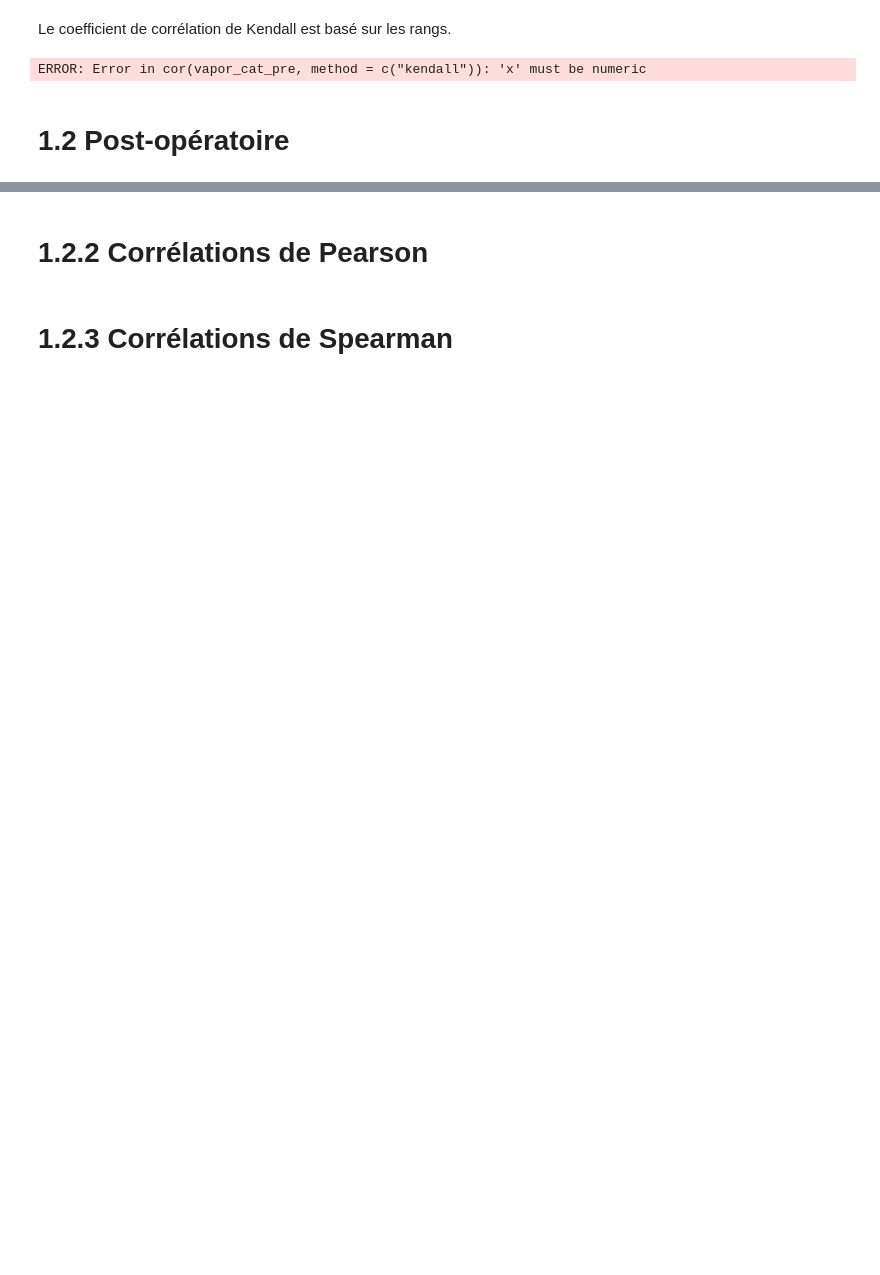
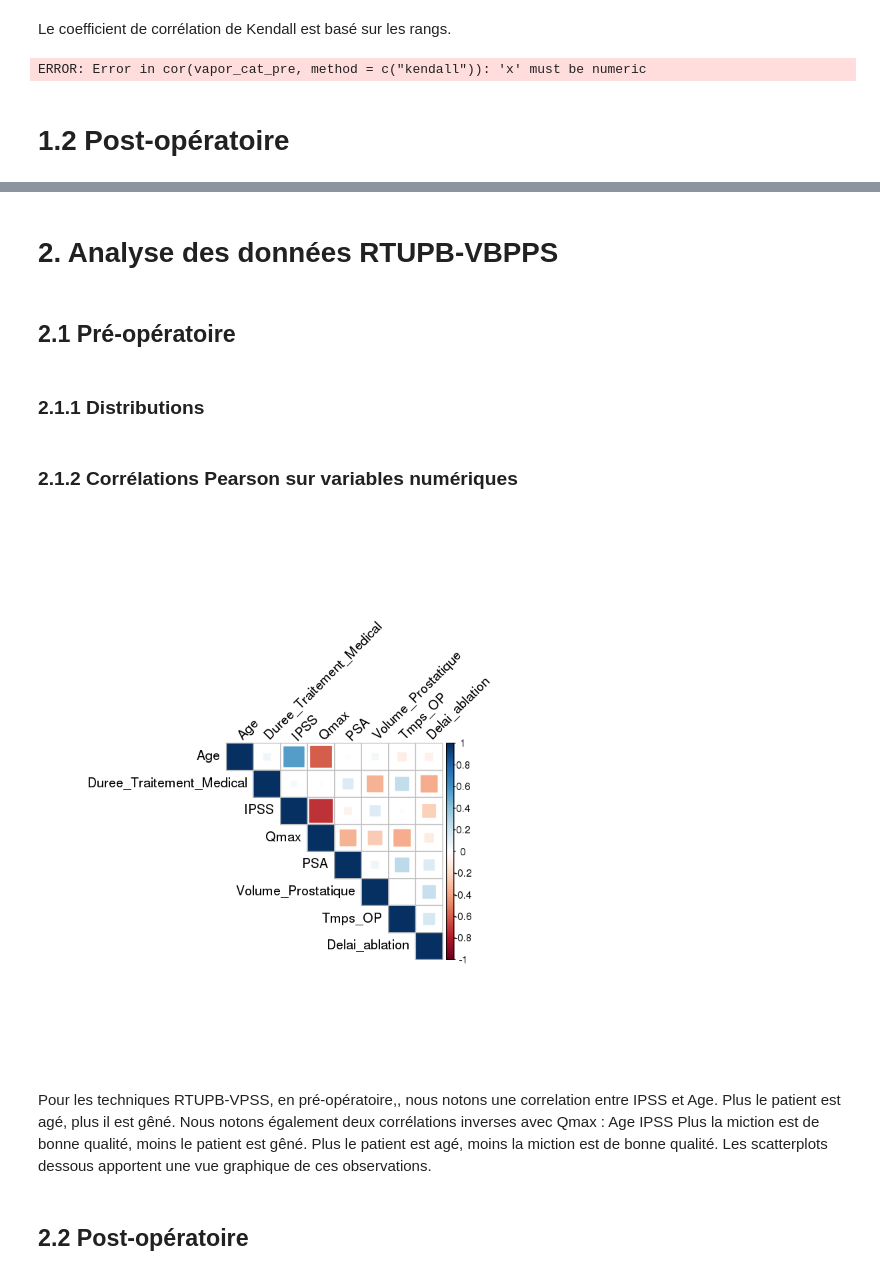
Before and after one commit to BigFab/TP_Adenome, a Jupyter notebook: Adenome.ipynb, the cells around one changed output, grey strips where cells are left out. Cells and saved outputs as stored; diff of their text form; code cells hidden in the pictures; blank space fills up the shorter version.

```diff
--- a/Adenome.ipynb
+++ b/Adenome.ipynb
@@ -135,12 +136,12 @@ rtupb_pre<-rtupb[,1:20]
 rtupb_post<-rtupb[,21:41]
 
 # On crée un dataframe ne comportant que les variables numériques (pour corrélation linéaire de Pearson)
-rtupb_num = subset(rtupb, select = c(Age,Duree_Traitement_Medical,IPSS,Qmax,PSA,Volume_Prostatique,Residu_post_mictionnel,Tmps_OP,Volume_Reseque,Delai_ablation,X1M_IPSS,X1M_Qmax,X3M_IPSS,X3M_Qmax,X6M_IPSS,X6M_Qmax,X9M_IPSS,X9M_Qmax,X12M_IPSS,X12M_Qmax,X15M_IPSS,X15M_Qmax,X18M_IPSS,X18M_Qmax))
+rtupb_num <- rtupb[,sapply(rtupb, function(x) is.numeric(x))]
 rtupb_num_pre = rtupb_num[1:10]
 rtupb_num_post = rtupb_num[11:24]
 
-# On crée un dataframe ne comportant que les données catégoriques (pour corrélation des rangs Spearman/Kendall)
-rtupb_cat = subset(rtupb,select=c(Comorbidite,Porteur_Sonde,QoL,Indication,Anesthesie,Evenement,Technique,Transfusion,Caillotage,Reprise_Bloc,X1M_QoL,X3M_QoL,X6M_QoL,X9M_QoL,X12M_QoL,X15M_QoL,X18M_QoL))
+# On crée un dataframe ne comportant que les données booléennes, ordinales ou catégoriques
+rtupb_cat <- rtupb[,sapply(rtupb, function(x) is.ordered(x) | is.factor(x) | is.logical(x))]
 rtupb_cat_pre = rtupb_cat[1:10]
 rtupb_cat_post = rtupb_cat[11:17]
 # %% [markdown]
@@ -213,0 +248,6 @@ ERROR: Error in cor(vapor_cat_pre, method = c("kendall")): 'x' must be numeric
+# %% [markdown]
+# 2. Analyse des données RTUPB-VBPPS
+# %% [markdown]
+## 2.1 Pré-opératoire
+# %% [markdown]
+### 2.1.1 Distributions
@@ -214,4 +264,12 @@ ERROR: Error in cor(vapor_cat_pre, method = c("kendall")): 'x' must be numeric
 # %% [markdown]
-# 1.2.2 Corrélations de Pearson
+### 2.1.2 Corrélations Pearson sur variables numériques
-# %% [markdown]
-# 1.2.3 Corrélations de Spearman
+# %%
+mat_cor_rtupb_num_pre = cor( subset(rtupb_num_pre,select=-c(Residu_post_mictionnel,Volume_Reseque)), method = c("pearson"))
+corrplot(mat_cor_rtupb_num_pre, type="upper",tl.col="black", tl.srt=45,method="square")
+# %% [output]
+[figure, added]
+# %% [markdown]
+Pour les techniques RTUPB-VPSS, en pré-opératoire,, nous notons une correlation entre IPSS et Age. Plus le patient est agé, plus il est gêné. Nous notons également deux corrélations inverses avec Qmax :
+Age
+IPSS Plus la miction est de bonne qualité, moins le patient est gêné. Plus le patient est agé, moins la miction est de bonne qualité.
+Les scatterplots dessous apportent une vue graphique de ces observations.
@@ -217,0 +280,2 @@ ERROR: Error in cor(vapor_cat_pre, method = c("kendall")): 'x' must be numeric
+# %% [markdown]
+## 2.2 Post-opératoire
```
Also changed, not shown: parts of 18 cells of this notebook, 1 other file.
